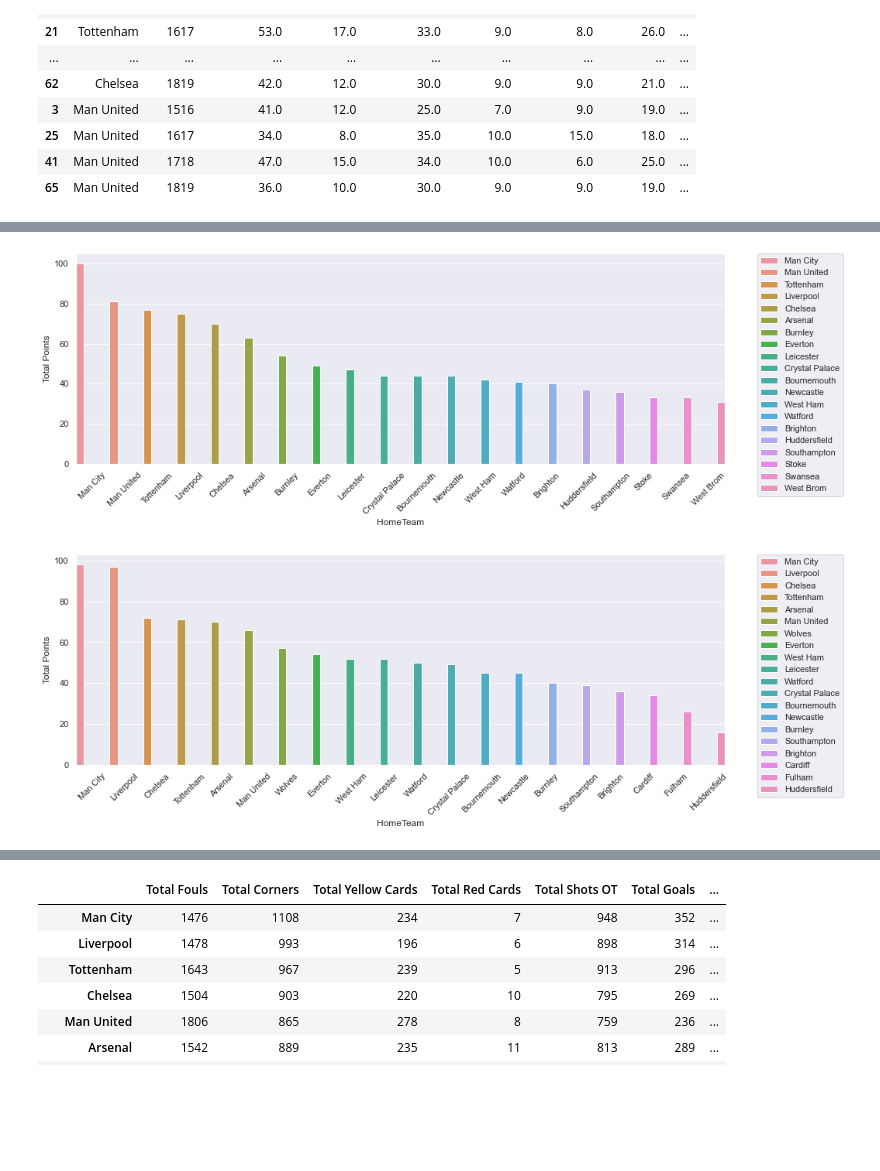
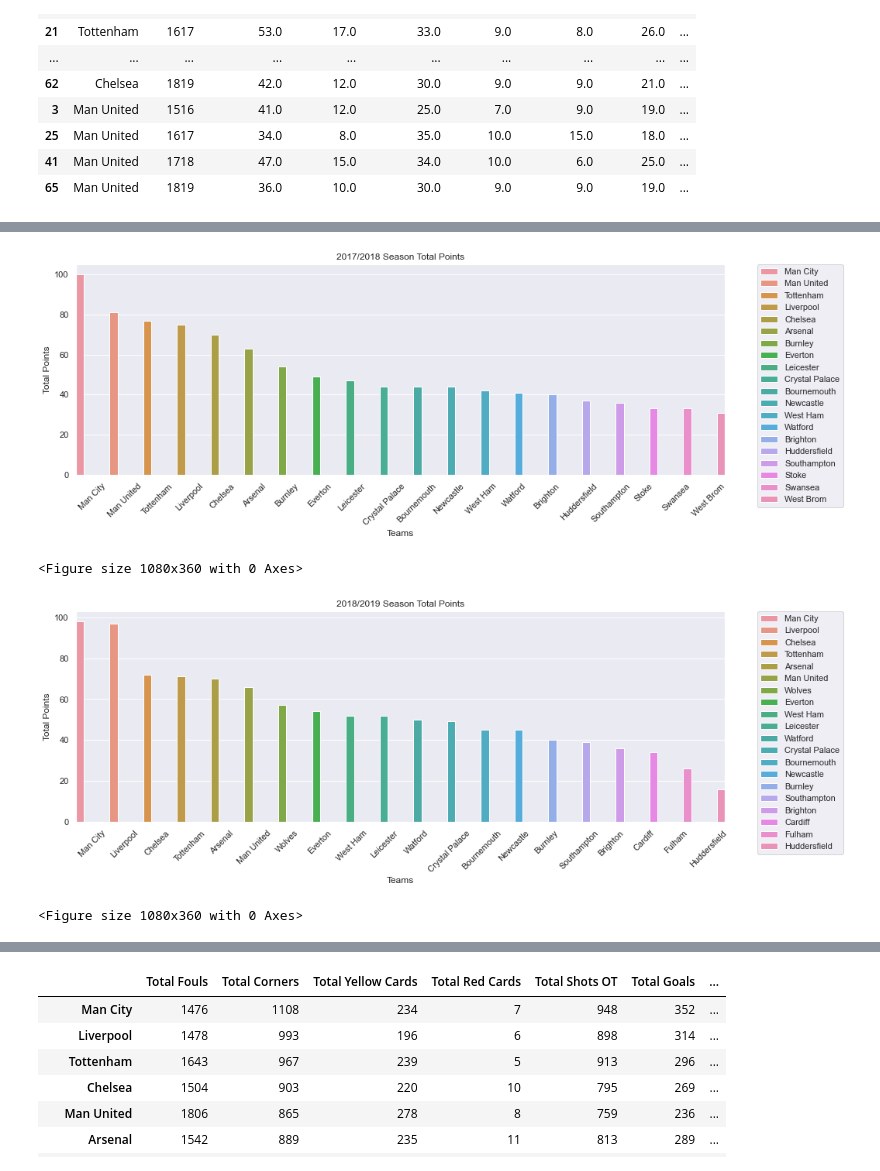
Before and after one commit to ethomps33/Premier_League_Sports_Analysis, a Jupyter notebook: Project 1.ipynb, the cells around one changed output, grey strips where cells are left out. Saved outputs shown, nothing was run; the diff lists cells and outputs as text; code cells hidden in the pictures; blank space fills up the shorter version.

```diff
--- a/Project 1.ipynb
+++ b/Project 1.ipynb
@@ -421,29 +428,37 @@ def change_width(ax, new_value) :
 
 change_width(ax, .25)
 plt.xticks(rotation=45)
+plt.xlabel('Teams')
+plt.title('2017/2018 Season Total Points')
 plt.show()
+plt.savefig('Presentation/Season18.png')
 # %% [output]
-[figure, old version]
+[figure, new version]
+<Figure size 1080x360 with 0 Axes>
 # %%
 ax = sns.barplot(x='HomeTeam', y='Total Points',hue='HomeTeam', data=wins19)
 sns.set(rc={'figure.figsize':(15,5)})
 plt.legend(bbox_to_anchor=(1.05, 1), loc='upper left', borderaxespad=0.)
 def change_width(ax, new_value) :
     for patch in ax.patches :
         current_width = patch.get_width()
         diff = current_width - new_value
 
         # we change the bar width
         patch.set_width(new_value)
 
         # we recenter the bar
         patch.set_x(patch.get_x() + diff * .5)
 
 change_width(ax, .25)
 plt.xticks(rotation=45)
+plt.xlabel('Teams')
+plt.title('2018/2019 Season Total Points')
 plt.show()
+plt.savefig('Presentation/Season19.png')
 # %% [output]
-[figure, old version]
+[figure, new version]
+<Figure size 1080x360 with 0 Axes>
 # %%
 data=[wins16['Total Points'],wins17['Total Points'],wins18['Total Points'],wins19['Total Points']]
 fig = plt.figure(figsize =(10, 5))
```
Also changed, not shown: parts of 14 cells of this notebook, 15 other files.
